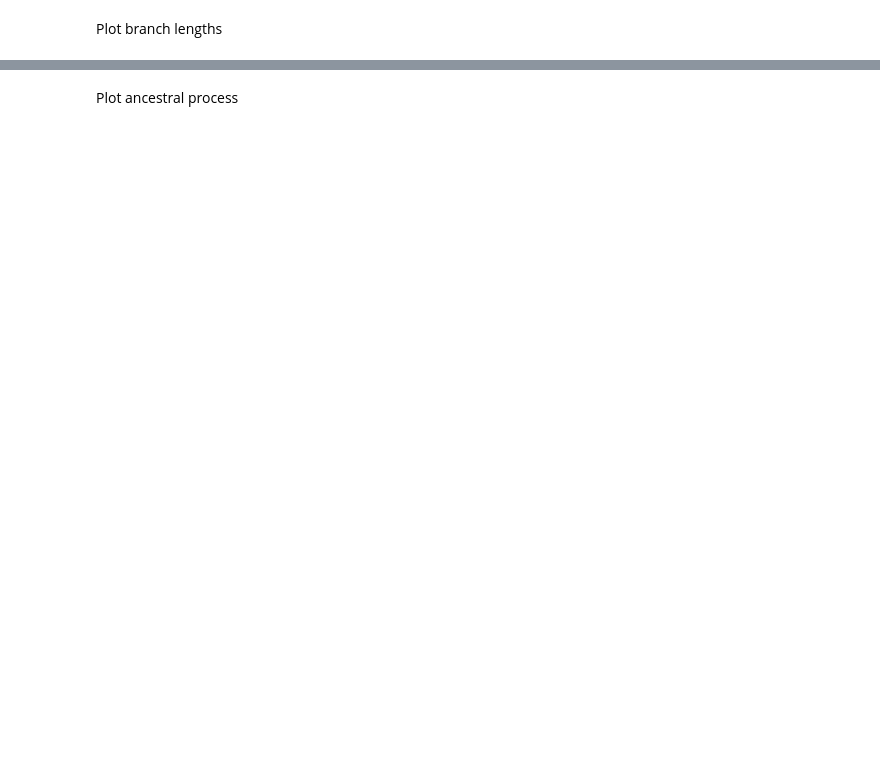
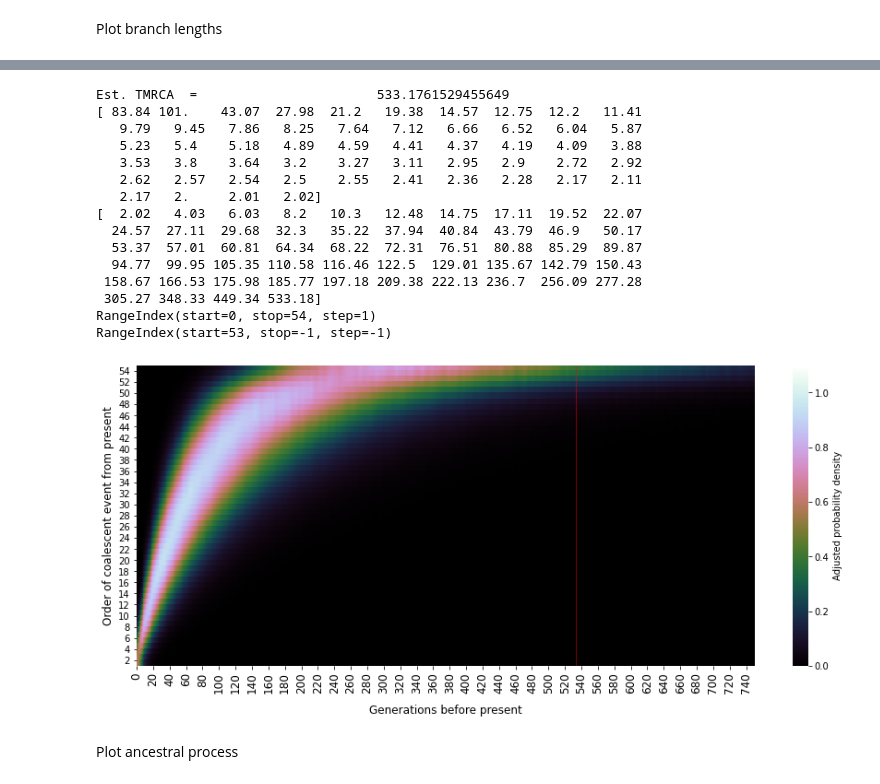
Before and after one commit to helmutsimon/bayescoalescentest, a Jupyter notebook: plots_and_tables/plots and tables.ipynb, the cells around one changed output, grey strips where cells are left out. Drawn from its saved outputs; the diff is of its cells as text; code cells hidden in the pictures; blank space fills up the shorter version.

Commit message:
Include coalescent times heatmap

```diff
--- a/plots_and_tables/plots and tables.ipynb
+++ b/plots_and_tables/plots and tables.ipynb
@@ -93,3 +87,74 @@ print(np.mean(coal_times, axis=1))
+# %%
+job_no = 'sp55_00f00'
+fname = '/Users/helmutsimon/Google Drive/Genetics/bayes_coalescent_est/data/branch_vars_' + job_no + '.pklz'
+with gzip.open(fname, 'rb') as branch_vars:
+    brvars = pickle.load(branch_vars)
+
+n = brvars.shape[0] + 1
+
+tmrca_est = np.sum(np.mean(brvars, axis=1))
+print('Est. TMRCA  = '.ljust(35), tmrca_est)
+
+ntimes = 750
+tlim = 750
+xstep = 20
+branches_rev = np.flipud(brvars)
+coal_times = np.cumsum(branches_rev, axis=0)
+print(np.mean(brvars,axis =1))
+print(np.mean(coal_times,axis =1))
+draws = coal_times.shape[1]
+
+heatmap_table = list()
+for row in coal_times:
+    hist_row , bin_edges= np.histogram(row, bins=ntimes, range=(0, tlim), density=True)
+    hist_row = hist_row / np.max(hist_row)  #equalize the range
+    heatmap_table.append(hist_row)
+heat_table = pd.DataFrame(heatmap_table)
+print(heat_table.index)
+newindex = heat_table.index[::-1]
+heat_table = heat_table.reindex(index=newindex)
+print(heat_table.index)
+heat_table = gaussian_filter(heat_table, sigma=2)
+path = '/Users/helmutsimon/Google Drive/Genetics/bayes_coalescent_est/data/'
+pdfname = path + 'coal_heatmap_' + job_no + '.pdf'
+properties = dict()
+properties['Author'] = 'Helmut Simon'
+properties['Title'] = 'Coalescence times heatmap.'
+properties['Subject'] = 'Datafile: ' + fname
+with PdfPages(pdfname) as pdf:
+    fig = plt.figure(figsize=(15, 6))
+    sns.heatmap(heat_table, vmin=0, vmax=1.1, cmap="cubehelix",\
+                cbar_kws={'label': 'Adjusted probability density'}, linewidth=0)
+    plt.xticks(np.arange(0, ntimes, xstep), np.arange(0, tlim, tlim * xstep / ntimes, dtype='int'), fontsize=12)
+    plt.xlim([0, ntimes])
+    plt.xlabel('Generations before present', fontsize=12, labelpad=12)
+    plt.yticks(np.arange(n-2, -1, -2), np.arange(2, n+1, 2, dtype='int'))
+    plt.ylabel('Order of coalescent event from present', fontsize=12)
+    ymax = plt.gca().get_ylim()
+    shrink = ntimes / tlim
+    plt.vlines(tmrca_est * shrink, 0, n + 1, colors='r', linewidth=0.5)
+    d = pdf.infodict()
+    for key in properties:
+        d[key] = properties[key]
+    pdf.savefig(fig, bbox_inches='tight')
+plt.show()
+# %% [output]
+Est. TMRCA  =                       533.1761529455649
+[ 83.84 101.    43.07  27.98  21.2   19.38  14.57  12.75  12.2   11.41
+   9.79   9.45   7.86   8.25   7.64   7.12   6.66   6.52   6.04   5.87
+   5.23   5.4    5.18   4.89   4.59   4.41   4.37   4.19   4.09   3.88
+   3.53   3.8    3.64   3.2    3.27   3.11   2.95   2.9    2.72   2.92
+   2.62   2.57   2.54   2.5    2.55   2.41   2.36   2.28   2.17   2.11
+   2.17   2.     2.01   2.02]
+[  2.02   4.03   6.03   8.2   10.3   12.48  14.75  17.11  19.52  22.07
+  24.57  27.11  29.68  32.3   35.22  37.94  40.84  43.79  46.9   50.17
+  53.37  57.01  60.81  64.34  68.22  72.31  76.51  80.88  85.29  89.87
+  94.77  99.95 105.35 110.58 116.46 122.5  129.01 135.67 142.79 150.43
+ 158.67 166.53 175.98 185.77 197.18 209.38 222.13 236.7  256.09 277.28
+ 305.27 348.33 449.34 533.18]
+RangeIndex(start=0, stop=54, step=1)
+RangeIndex(start=53, stop=-1, step=-1)
+[figure, added]
 # %% [markdown]
 Plot ancestral process
 # %%
```
Also changed, not shown: parts of 17 cells of this notebook.
